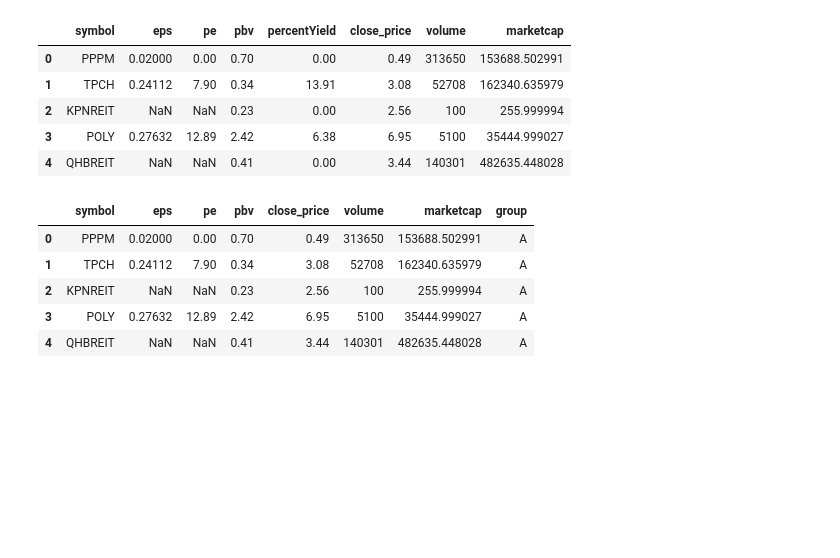
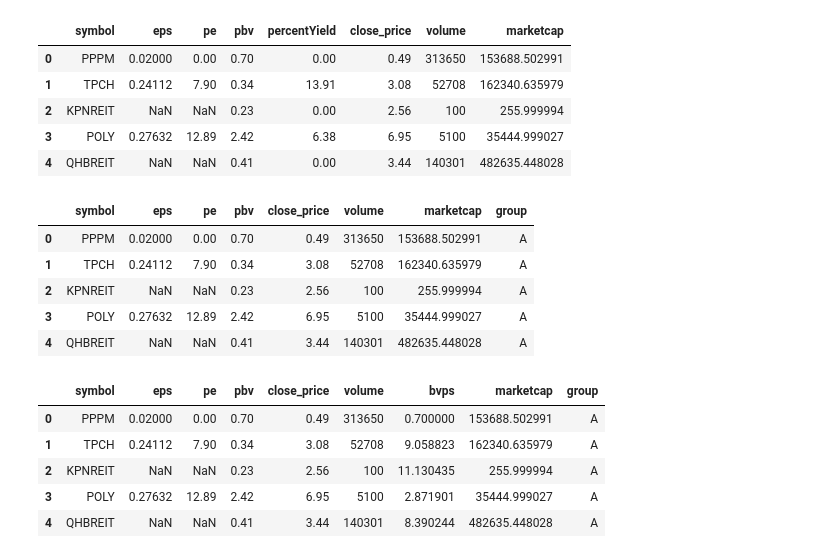
Before and after one commit to phqsuema123/Stock-quadrant-quantitative-analysis-using-deep-learning-classification, a Jupyter notebook: Model(quandrant)/final_code2.ipynb, the cells around one changed output. Drawn from its saved outputs; the diff is of its cells as text; code cells hidden in the pictures; blank space fills up the shorter version.

```diff
--- a/Model(quandrant)/final_code2.ipynb
+++ b/Model(quandrant)/final_code2.ipynb
@@ -227,13 +233,67 @@ df_merged[["symbol", "eps", "pe", "pbv", "close_price", "volume",  "marketcap",
 | 3 | POLY | 0.27632 | 12.89 | 2.42 | 6.95 | 5100 | 35444.999027 | A |
 | 4 | QHBREIT | NaN | NaN | 0.41 | 3.44 | 140301 | 482635.448028 | A |
 # %%
-# สมมุติ df_candle = candlestick + trend_group
-#         df_financial = fundamental + group
+# ✅ 1. ดึงข้อมูล fundamental
+rows_fin = session.execute("""
+    SELECT symbol, eps, pe, pbv FROM financal_data_fromsettradeAPI ALLOW FILTERING
+""")
+df_fin = pd.DataFrame(rows_fin, columns=["symbol", "eps", "pe", "pbv"])
 
-# เลือกคอลัมน์ที่จำเป็น
-df1 = df_price[['symbol', 'time', 'trend_group']]
-df2 = df_financial[['symbol', 'group']]  # 'group' คือ fundamental group (A-E)
+# ✅ 2. ดึงข้อมูลราคาปิดล่าสุดจาก candlestick_data
+rows_price = session.execute("""
+    SELECT symbol, time, close_price, volume FROM candlestick_data ALLOW FILTERING
+""")
+df_price = pd.DataFrame(rows_price, columns=["symbol", "time", "close_price", "volume"])
 
-# ✅ รวม group ทั้งสองกลายเป็น quadrant label
-df_merged = pd.merge(df1, df2, on='symbol', how='inner')
-df_merged['quadrant'] = df_merged['group'] + df_merged['trend_group']
+# ✅ 3. หาราคาปิดล่าสุดและ volume ล่าสุด
+latest_price = df_price.sort_values("time").groupby("symbol").last().reset_index()
+
+# ✅ 4. Merge fundamental + price info
+df_merged = pd.merge(df_fin, latest_price[["symbol", "close_price", "volume"]], on="symbol", how="inner")
+
+# ✅ 5. คำนวณ bvps และ marketcap
+
+df_merged["bvps"] = df_merged.apply(
+    lambda row: row["close_price"] / row["pbv"] if row["pbv"] not in (0, None) else None,
+    axis=1
+)
+
+df_merged["marketcap"] = df_merged.apply(
+    lambda row: row["close_price"] * row["volume"]
+    if all(isinstance(row[col], (int, float)) for col in ["close_price", "volume"])
+    else None,
+    axis=1
+)
+
+# ✅ 6. เตรียมข้อมูลสำหรับ KMeans
+from sklearn.preprocessing import StandardScaler
+from sklearn.impute import SimpleImputer
+from sklearn.cluster import KMeans
+
+X = df_merged[["eps", "pe", "pbv", "bvps", "marketcap"]]
+
+# ✅ 7. จัดการ NaN ด้วย SimpleImputer
+imputer = SimpleImputer(strategy="mean")
+X_imputed = imputer.fit_transform(X)
+
+# ✅ 8. ทำ Scaling
+scaler = StandardScaler()
+X_scaled = scaler.fit_transform(X_imputed)
+
+# ✅ 9. KMeans Clustering
+kmeans = KMeans(n_clusters=5, random_state=42, n_init='auto')
+df_merged['group_num'] = kmeans.fit_predict(X_scaled)
+
+# ✅ 10. Map group number เป็น A-E
+group_map = {0: 'A', 1: 'B', 2: 'C', 3: 'D', 4: 'E'}
+df_merged['group'] = df_merged['group_num'].map(group_map)
+
+# ✅ แสดงผลลัพธ์สุดท้าย
+df_merged[["symbol", "eps", "pe", "pbv", "close_price", "volume", "bvps", "marketcap", "group"]].head()
+# %% [output]
+|  | symbol | eps | pe | pbv | close_price | volume | bvps | marketcap | group |
+| 0 | PPPM | 0.02000 | 0.00 | 0.70 | 0.49 | 313650 | 0.700000 | 153688.502991 | A |
+| 1 | TPCH | 0.24112 | 7.90 | 0.34 | 3.08 | 52708 | 9.058823 | 162340.635979 | A |
+| 2 | KPNREIT | NaN | NaN | 0.23 | 2.56 | 100 | 11.130435 | 255.999994 | A |
+| 3 | POLY | 0.27632 | 12.89 | 2.42 | 6.95 | 5100 | 2.871901 | 35444.999027 | A |
+| 4 | QHBREIT | NaN | NaN | 0.41 | 3.44 | 140301 | 8.390244 | 482635.448028 | A |
```
Also changed, not shown: parts of 11 cells of this notebook, 1 other file.
